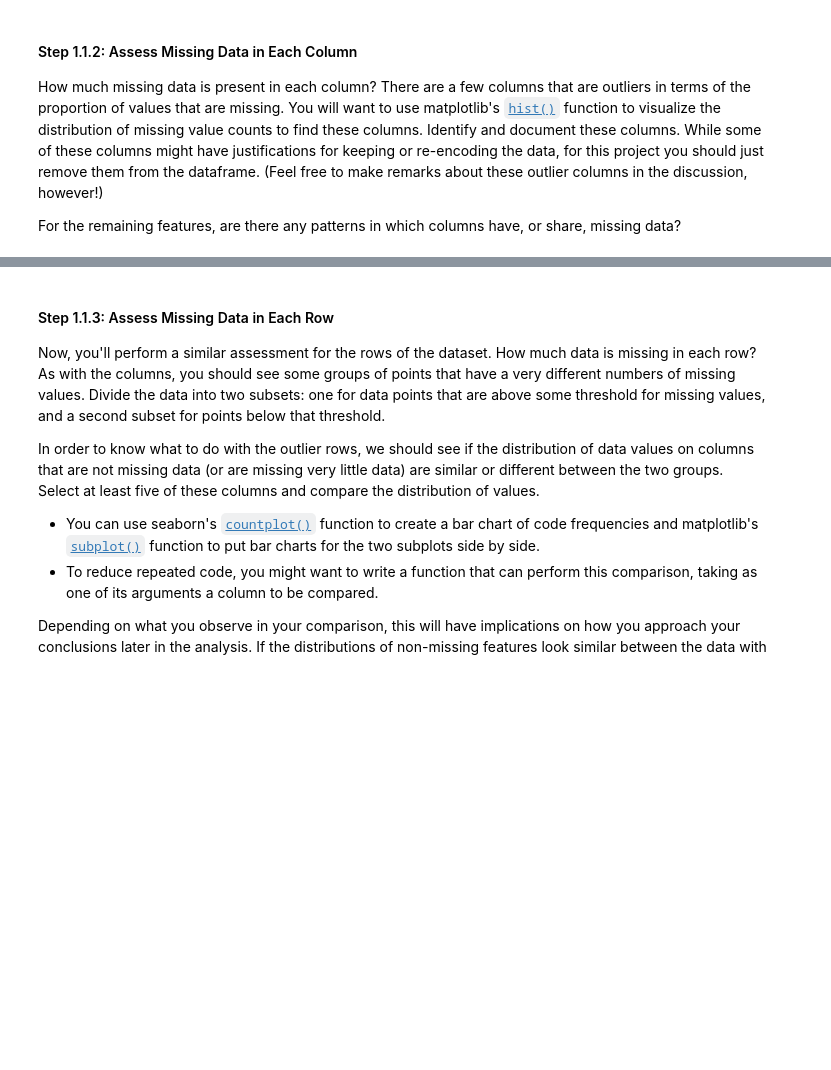
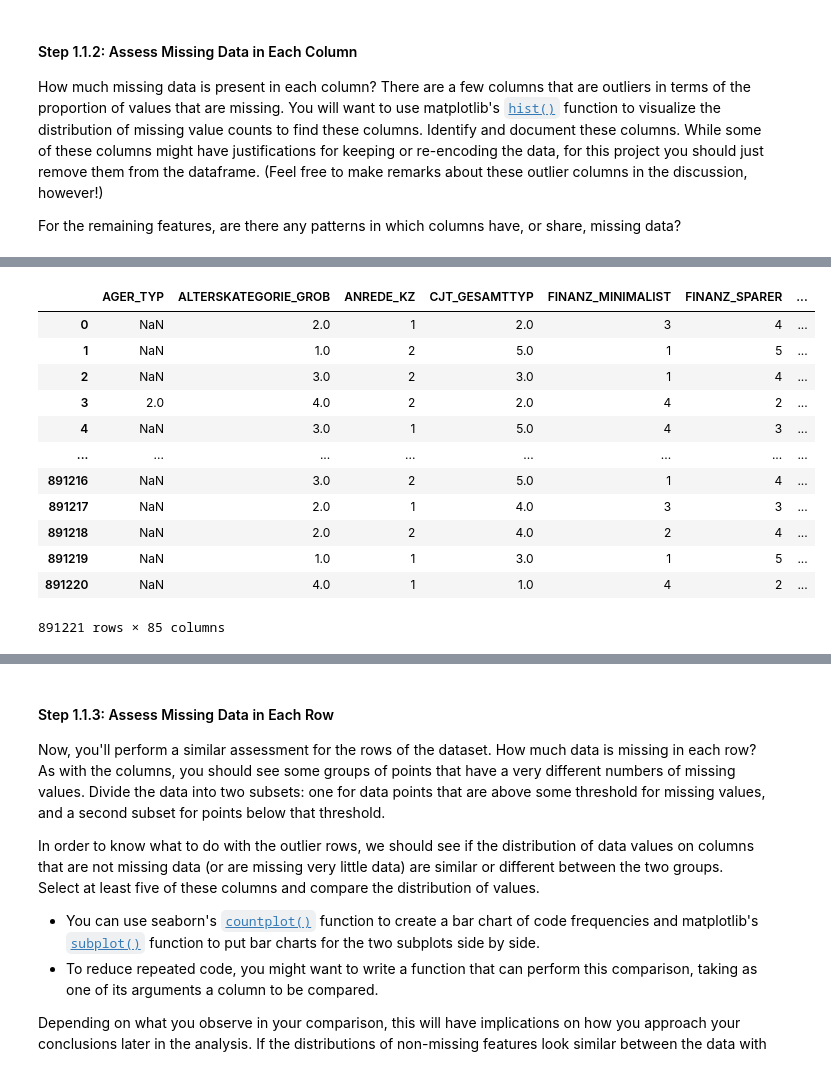
Before and after one commit to sinthaswe/identify-cust-segments, a Jupyter notebook: Identify_Customer_Segments.ipynb, the cells around one changed output, grey strips where cells are left out. Drawn from its saved outputs; the diff is of its cells as text; code cells hidden in the pictures; blank space fills up the shorter version.

```diff
--- a/Identify_Customer_Segments.ipynb
+++ b/Identify_Customer_Segments.ipynb
@@ -159,3 +159,5 @@ For the remaining features, are there any patterns in which columns have, or sha
 # %%
 # Perform an assessment of how much missing data there is in each column of the
 # dataset.
+
+feat_info_attr = feat_info.set_index('attribute')
@@ -163,0 +232,16 @@ For the remaining features, are there any patterns in which columns have, or sha
+# %%
+display(nan_azdias)
+# %% [output]
+|  | AGER_TYP | ALTERSKATEGORIE_GROB | ANREDE_KZ | CJT_GESAMTTYP | FINANZ_MINIMALIST | FINANZ_SPARER | ... |
+| 0 | NaN | 2.0 | 1 | 2.0 | 3 | 4 | ... |
+| 1 | NaN | 1.0 | 2 | 5.0 | 1 | 5 | ... |
+| 2 | NaN | 3.0 | 2 | 3.0 | 1 | 4 | ... |
+| 3 | 2.0 | 4.0 | 2 | 2.0 | 4 | 2 | ... |
+| 4 | NaN | 3.0 | 1 | 5.0 | 4 | 3 | ... |
+| ... | ... | ... | ... | ... | ... | ... | ... |
+| 891216 | NaN | 3.0 | 2 | 5.0 | 1 | 4 | ... |
+| 891217 | NaN | 2.0 | 1 | 4.0 | 3 | 3 | ... |
+| 891218 | NaN | 2.0 | 2 | 4.0 | 2 | 4 | ... |
+| 891219 | NaN | 1.0 | 1 | 3.0 | 1 | 5 | ... |
+| 891220 | NaN | 4.0 | 1 | 1.0 | 4 | 2 | ... |
+891221 rows × 85 columns
```
Also changed, not shown: parts of 18 cells of this notebook.
